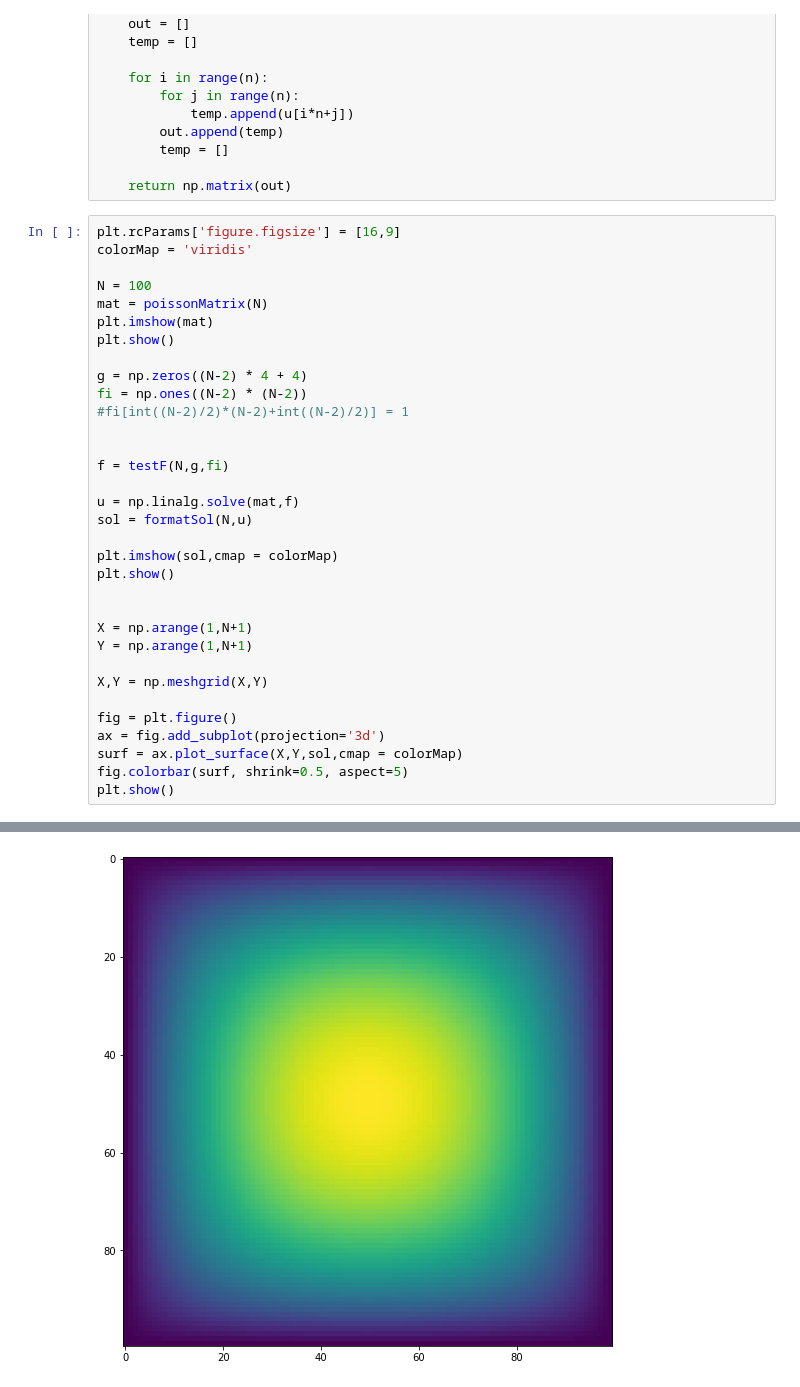
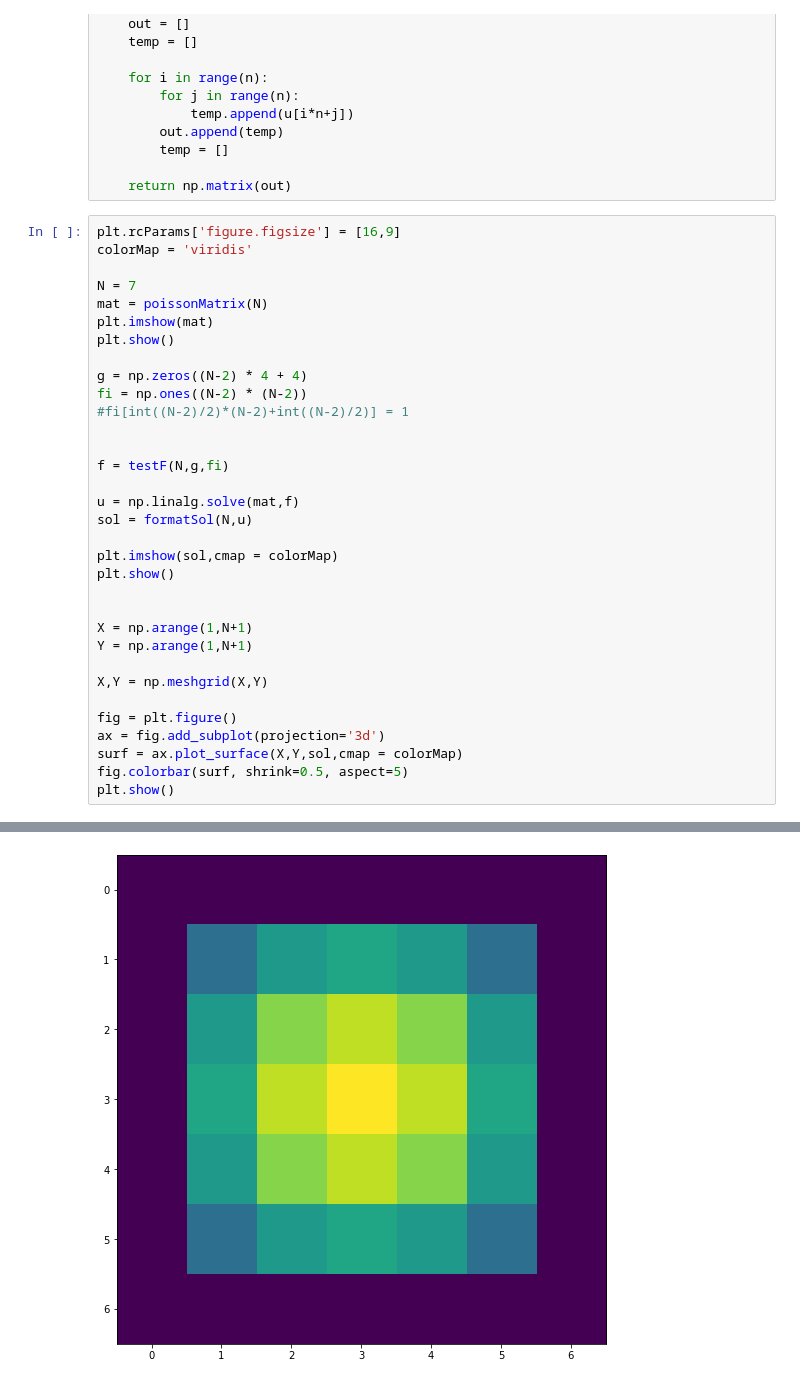
Before and after one commit to AMSC22-23/MultiGrid-Untila-Cecchettini-Capoferri, a Jupyter notebook: test_poisson.ipynb, the cells around one changed output, grey strips where cells are left out. Drawn from its saved outputs; the diff is of its cells as text.

```diff
--- a/test_poisson.ipynb
+++ b/test_poisson.ipynb
@@ -78,7 +77,7 @@ def formatSol(n,u):
 plt.rcParams['figure.figsize'] = [16,9]
 colorMap = 'viridis'
 
-N = 100
+N = 7
 mat = poissonMatrix(N)
 plt.imshow(mat)
 plt.show()
@@ -112 +111 @@ plt.show()
-[figure, old version]
+[figure, new version]
```
Also changed, not shown: parts of 2 cells of this notebook, 6 other files.
